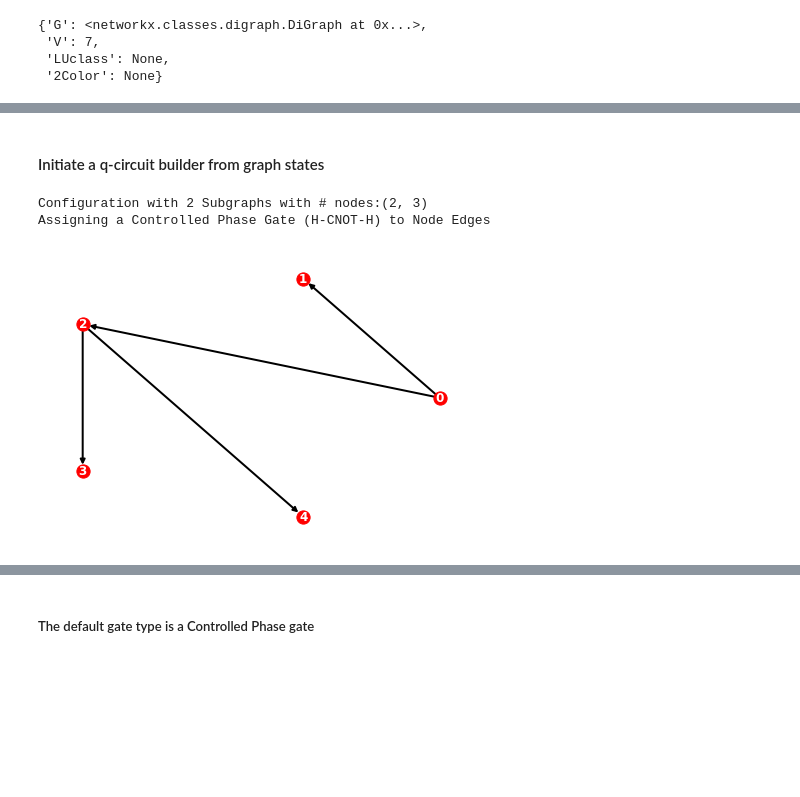
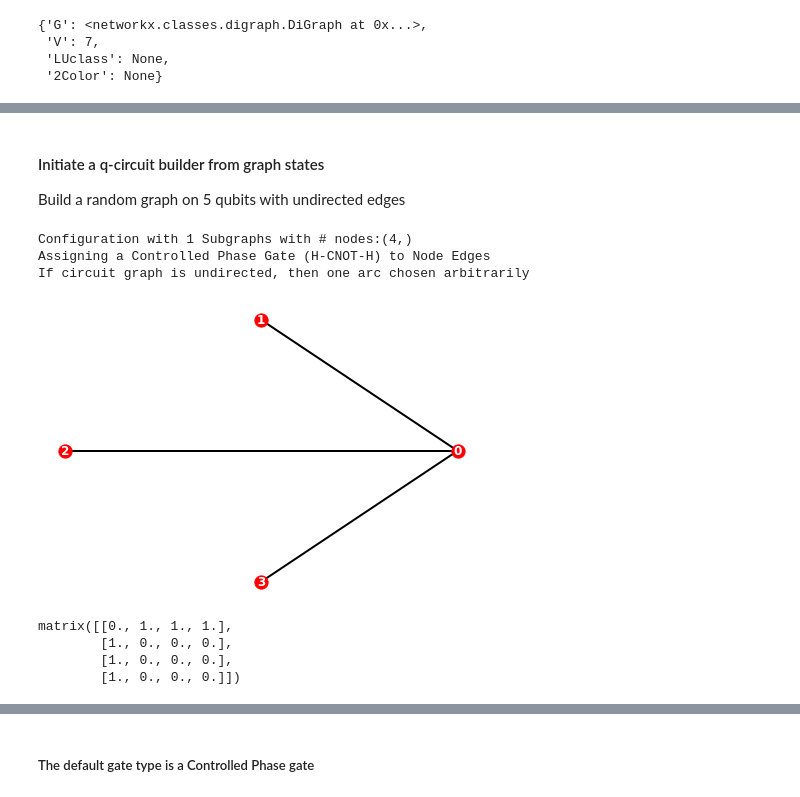
Before and after one commit to nlaanait/qcdenoise, a Jupyter notebook: examples/graph_circuits.ipynb, the cells around one changed output, grey strips where cells are left out. Saved outputs shown, nothing was run; the diff lists cells and outputs as text; code cells hidden in the pictures; blank space fills up the shorter version.

```diff
--- a/examples/graph_circuits.ipynb
+++ b/examples/graph_circuits.ipynb
@@ -21,12 +41,22 @@ graph_db['35']
 # %% [markdown]
 #### Initiate a q-circuit builder from graph states
+
+Build a random graph on 5 qubits with undirected edges
 # %%
-n_qubits=5
-circ_builder = qcd.GraphCircuit(n_qubits=n_qubits,
+n_qubits=4
+circ_builder1 = qcd.GraphCircuit(n_qubits=n_qubits,gate_type="Controlled_Phase",
                                       verbose=True, state_simulation=False, stochastic=False)
 # %%
-circ_builder.build_circuit(graph_plot=True)
+circ_builder1.build_circuit(graph_plot=True)
 # %% [output]
-Configuration with 2 Subgraphs with # nodes:(2, 3)
+Configuration with 1 Subgraphs with # nodes:(4,)
 Assigning a Controlled Phase Gate (H-CNOT-H) to Node Edges
+If circuit graph is undirected, then one arc chosen arbitrarily
-[figure, old version]
+[figure, new version]
+# %%
+nx.adjacency_matrix(circ_builder1.circuit_graph,nodelist=range(n_qubits)).todense()
+# %% [output]
+matrix([[0., 1., 1., 1.],
+        [1., 0., 0., 0.],
+        [1., 0., 0., 0.],
+        [1., 0., 0., 0.]])
```
Also changed, not shown: parts of 32 cells of this notebook, 2 other files.
